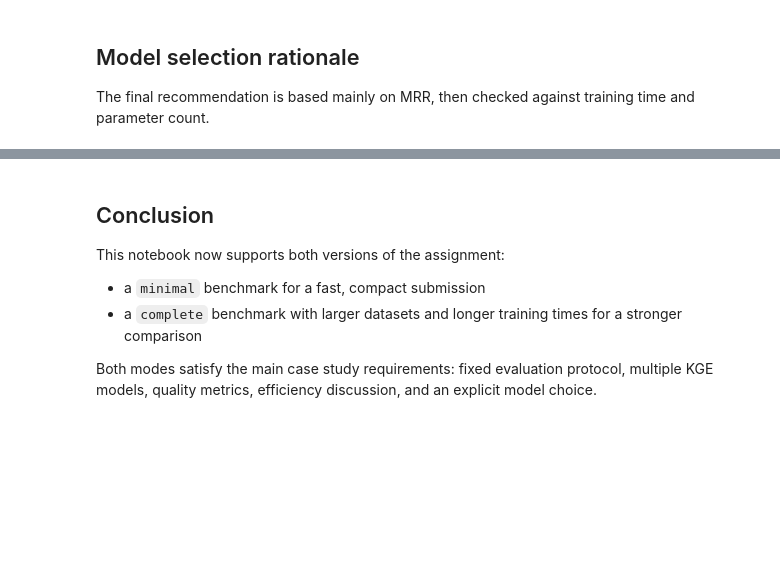
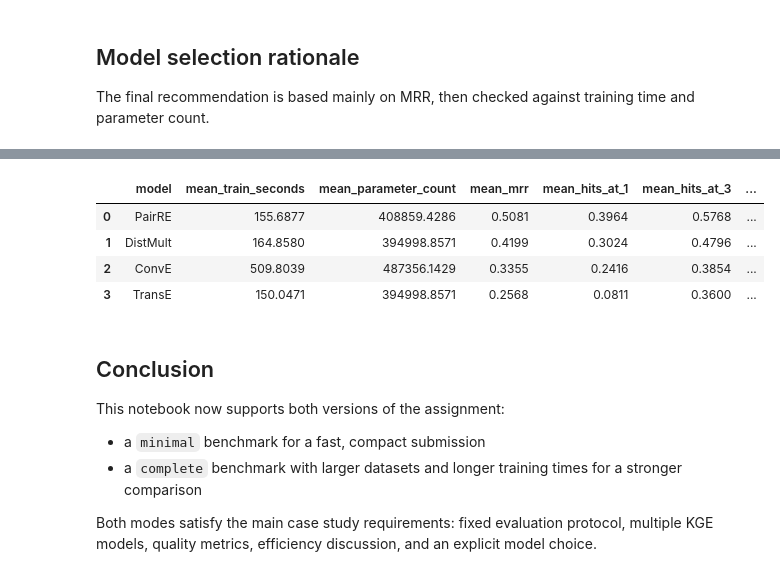
Before and after one commit to ffabious/pykeen-kge-bench, a Jupyter notebook: case_study.ipynb, the cells around one changed output, grey strips where cells are left out. Saved outputs shown, nothing was run; the diff lists cells and outputs as text; code cells hidden in the pictures; blank space fills up the shorter version.

```diff
--- a/case_study.ipynb
+++ b/case_study.ipynb
@@ -299,3 +590,28 @@ For the selected benchmark mode, the strongest overall model is `PairRE`.
+# %%
+complete_results_path = 'results/complete/benchmark_results.csv'
+complete_results = pd.read_csv(complete_results_path)
+
+complete_summary = (
+    complete_results.groupby('model', as_index=False)
+    .agg(
+        mean_train_seconds=('train_seconds', 'mean'),
+        mean_parameter_count=('parameter_count', 'mean'),
+        mean_mrr=('mrr', 'mean'),
+        mean_hits_at_1=('hits@1', 'mean'),
+        mean_hits_at_3=('hits@3', 'mean'),
+        mean_hits_at_10=('hits@10', 'mean'),
+    )
+    .sort_values('mean_mrr', ascending=False)
+    .reset_index(drop=True)
+)
+
+complete_summary.round(4)
+# %% [output]
+|  | model | mean_train_seconds | mean_parameter_count | mean_mrr | mean_hits_at_1 | mean_hits_at_3 | ... |
+| 0 | PairRE | 155.6877 | 408859.4286 | 0.5081 | 0.3964 | 0.5768 | ... |
+| 1 | DistMult | 164.8580 | 394998.8571 | 0.4199 | 0.3024 | 0.4796 | ... |
+| 2 | ConvE | 509.8039 | 487356.1429 | 0.3355 | 0.2416 | 0.3854 | ... |
+| 3 | TransE | 150.0471 | 394998.8571 | 0.2568 | 0.0811 | 0.3600 | ... |
 # %% [markdown]
 ## Conclusion
 
```
Also changed, not shown: parts of 19 cells of this notebook, 1 other file.
